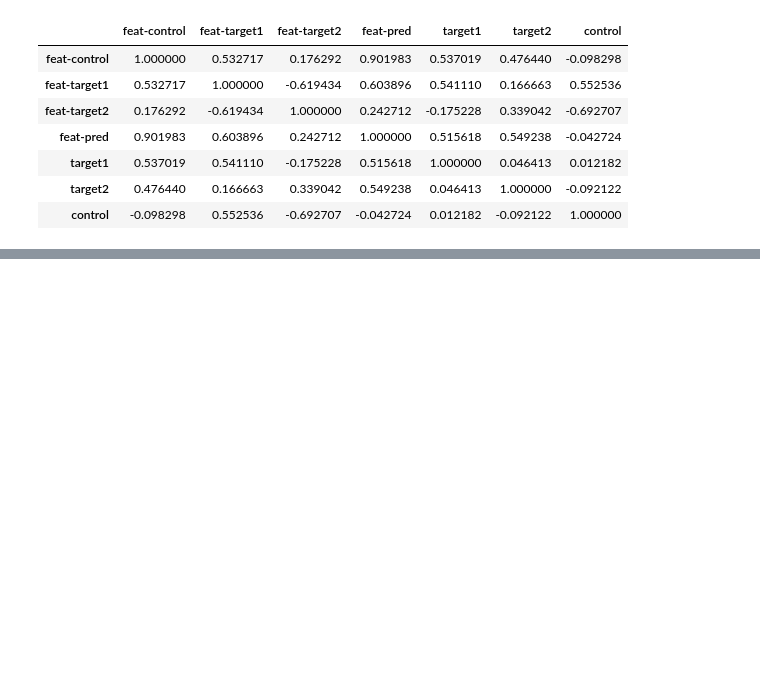
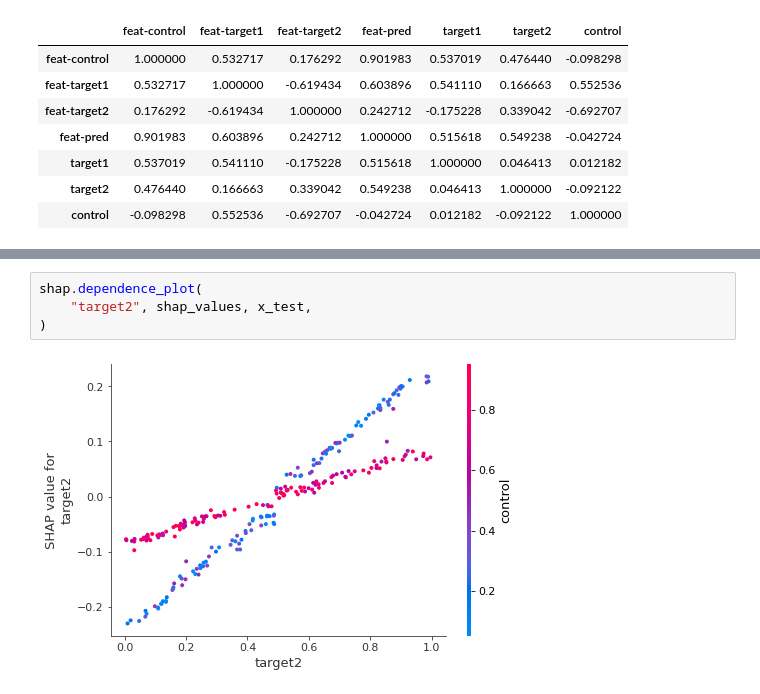
Before and after one commit to endremborza/misc-notebooks, a Jupyter notebook: feature-importance.ipynb, the cells around one changed output, grey strips where cells are left out. Saved outputs shown, nothing was run; the diff lists cells and outputs as text; blank space fills up the shorter version.

```diff
--- a/feature-importance.ipynb
+++ b/feature-importance.ipynb
@@ -280,0 +322,6 @@ for x_ind, x_row in tqdm(x_test.iterrows()):
+# %%
+shap.dependence_plot(
+    "target2", shap_values, x_test,
+)
+# %% [output]
+[figure, added]
```
Also changed, not shown: parts of 12 cells of this notebook.
